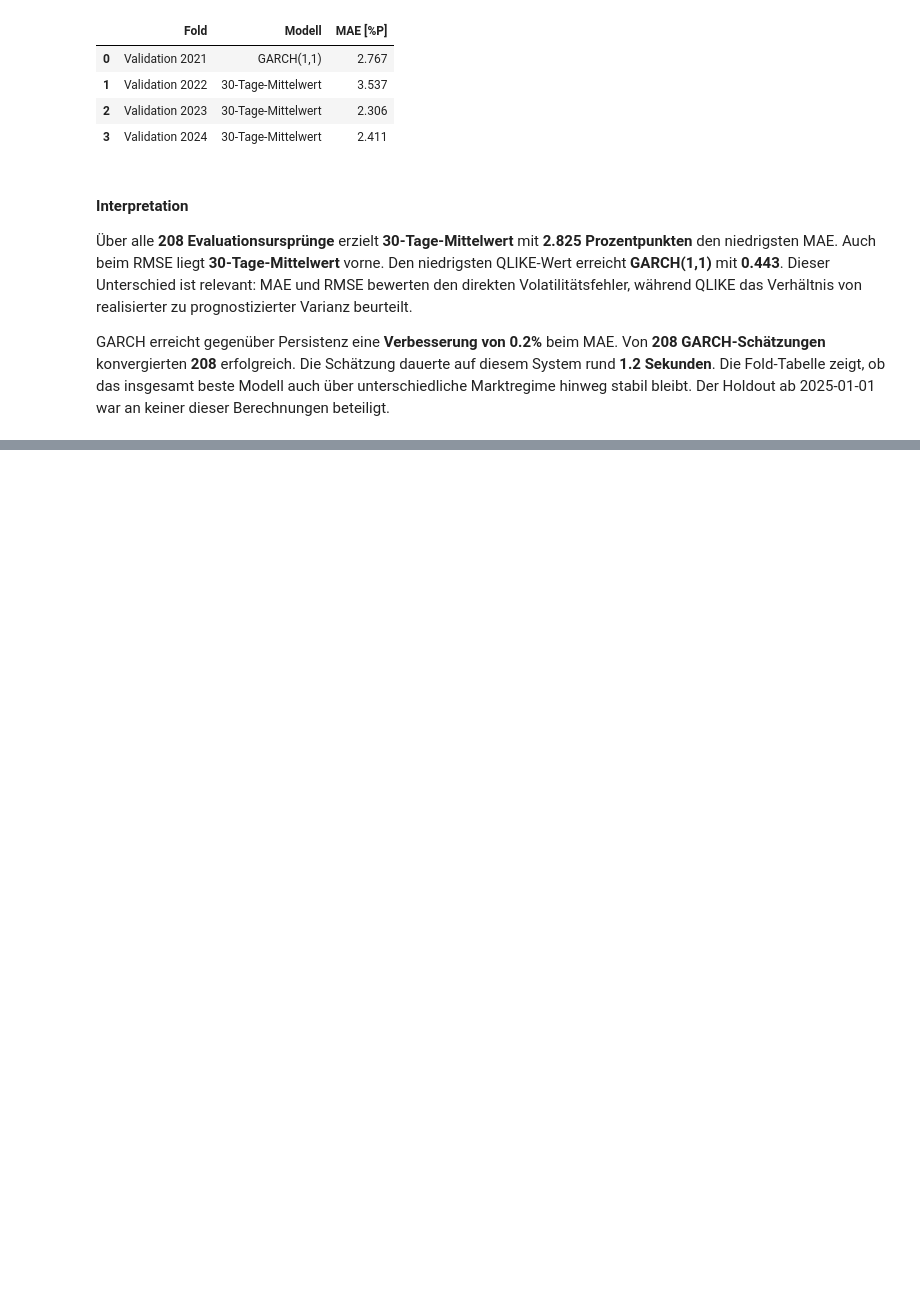
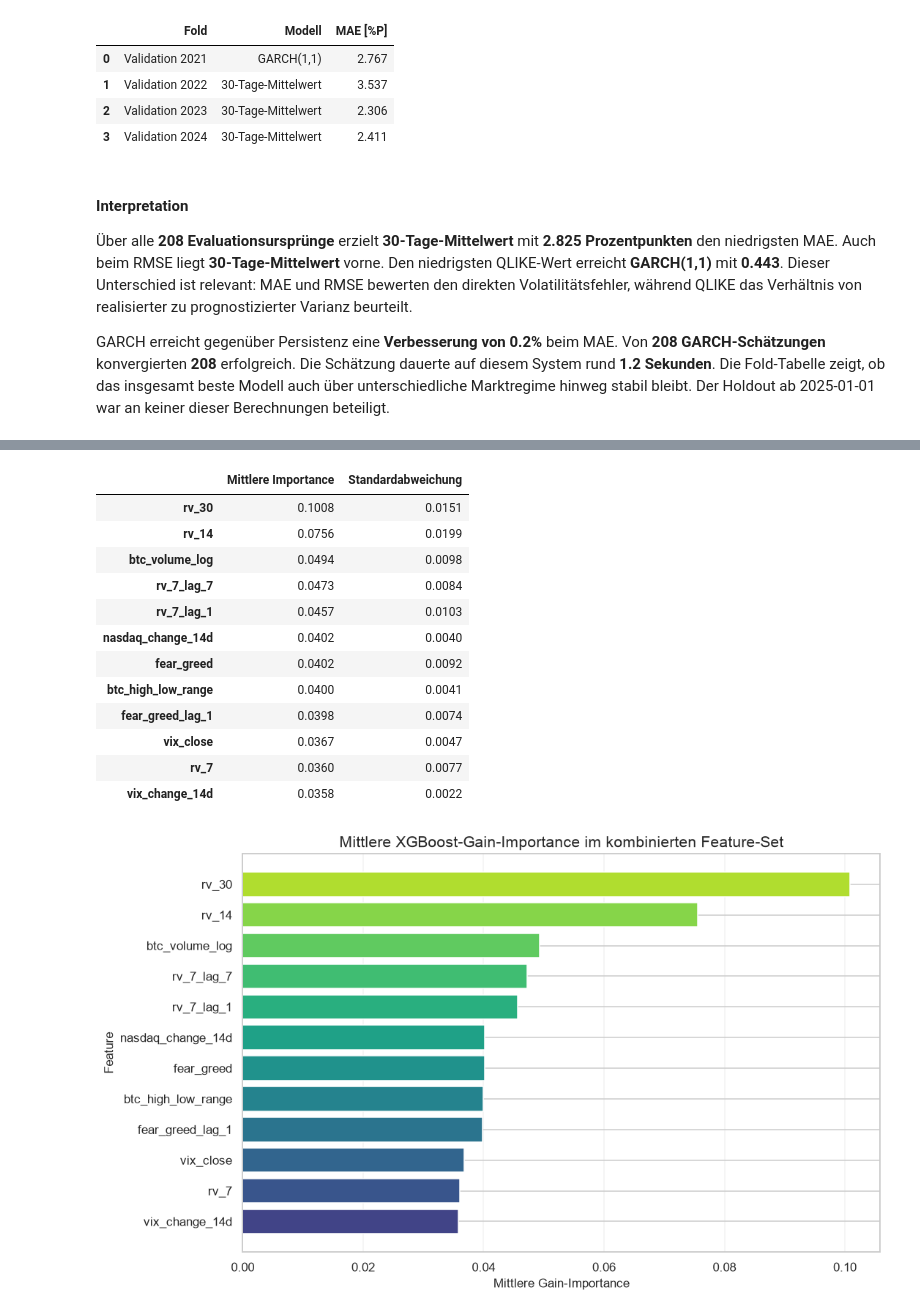
Before and after one commit to Steff72/CSP1, a Jupyter notebook: notebooks/bitcoin_volatility_forecasting.ipynb, the cells around one changed output, grey strips where cells are left out. Saved outputs shown, nothing was run; the diff lists cells and outputs as text; code cells hidden in the pictures; blank space fills up the shorter version.

```diff
--- a/notebooks/bitcoin_volatility_forecasting.ipynb
+++ b/notebooks/bitcoin_volatility_forecasting.ipynb
@@ -1867,0 +2262,45 @@ wird. Für Zero-Shot-Inferenz mit Chronos-2 genügt die direkte Modell-API.
+# %%
+# Average gain importance across every combined walk-forward model
+importance_summary = pd.DataFrame(
+    {
+        "Mittlere Importance": combined_feature_importance.mean(),
+        "Standardabweichung": combined_feature_importance.std(),
+    }
+).sort_values("Mittlere Importance", ascending=False)
+top_feature_importance = importance_summary.head(12).sort_values(
+    "Mittlere Importance"
+)
+
+display(importance_summary.head(12).round(4))
+
+fig, ax = plt.subplots(figsize=(10, 6))
+importance_colors = [
+    VIRIDIS(position) for position in np.linspace(0.20, 0.88, len(top_feature_importance))
+]
+ax.barh(
+    top_feature_importance.index,
+    top_feature_importance["Mittlere Importance"],
+    color=importance_colors,
+)
+ax.set_title("Mittlere XGBoost-Gain-Importance im kombinierten Feature-Set")
+ax.set_xlabel("Mittlere Gain-Importance")
+ax.set_ylabel("Feature")
+ax.set_xlim(left=0)
+ax.grid(axis="x", alpha=0.25)
+fig.tight_layout()
+plt.show()
+# %% [output]
+|  | Mittlere Importance | Standardabweichung |
+| rv_30 | 0.1008 | 0.0151 |
+| rv_14 | 0.0756 | 0.0199 |
+| btc_volume_log | 0.0494 | 0.0098 |
+| rv_7_lag_7 | 0.0473 | 0.0084 |
+| rv_7_lag_1 | 0.0457 | 0.0103 |
+| nasdaq_change_14d | 0.0402 | 0.0040 |
+| fear_greed | 0.0402 | 0.0092 |
+| btc_high_low_range | 0.0400 | 0.0041 |
+| fear_greed_lag_1 | 0.0398 | 0.0074 |
+| vix_close | 0.0367 | 0.0047 |
+| rv_7 | 0.0360 | 0.0077 |
+| vix_change_14d | 0.0358 | 0.0022 |
+[figure, added]
```
Also changed, not shown: parts of 18 cells of this notebook, 3 other files.
